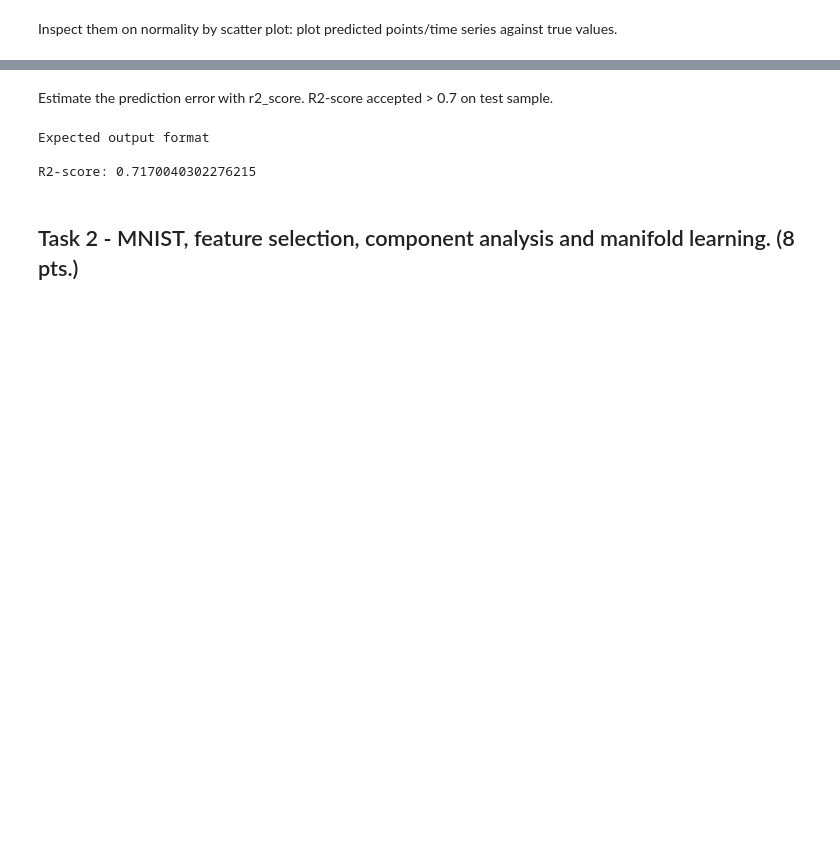
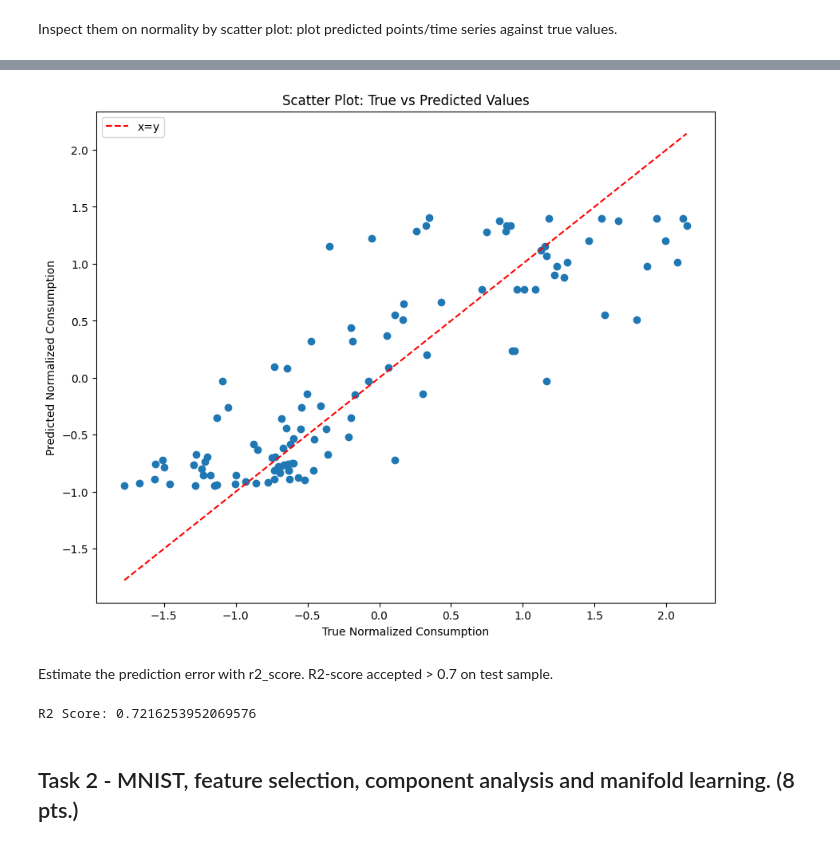
Before and after one commit to br0fire/Skoltech_ML, a Jupyter notebook: HW_2/HW02.ipynb, the cells around one changed output, grey strips where cells are left out. Cells and saved outputs as stored; diff of their text form; code cells hidden in the pictures; blank space fills up the shorter version.

```diff
--- a/HW_2/HW02.ipynb
+++ b/HW_2/HW02.ipynb
@@ -123,14 +131,29 @@ Expected output format
+# %%
+### BEGIN SOLUTION (do not delete this comment!)
+plt.figure(figsize=(10, 8))
+plt.scatter(y_test_norm, y_pred_mean)
+min_val = min(y_test_norm.min(), y_pred_mean.min())
+max_val = max(y_test_norm.max(), y_pred_mean.max())
+plt.plot([min_val, max_val], [min_val, max_val], 'r--', label='x=y')
+plt.xlabel("True Normalized Consumption")
+plt.ylabel("Predicted Normalized Consumption")
+plt.title("Scatter Plot: True vs Predicted Values")
+plt.legend()
+plt.show()
+
+### END SOLUTION (do not delete this comment!)
+# %% [output]
+[figure, added]
 # %% [markdown]
 Estimate the prediction error with r2_score. R2-score accepted > 0.7 on test sample.
 # %%
 ### BEGIN SOLUTION (do not delete this comment!)
-
-
+y_pred_orig = ss.inverse_transform(y_pred_mean)
+r2 = r2_score(y_test, y_pred_orig)
+print("R2 Score:", r2)
 ### END SOLUTION (do not delete this comment!)
 # %% [output]
-Expected output format
-
-R2-score: 0.7170040302276215
+R2 Score: 0.7216253952069576
 # %% [markdown]
 ## Task 2 - MNIST, feature selection, component analysis and manifold learning. (8 pts.)
 # %% [markdown]
```
Also changed, not shown: parts of 13 cells of this notebook.
